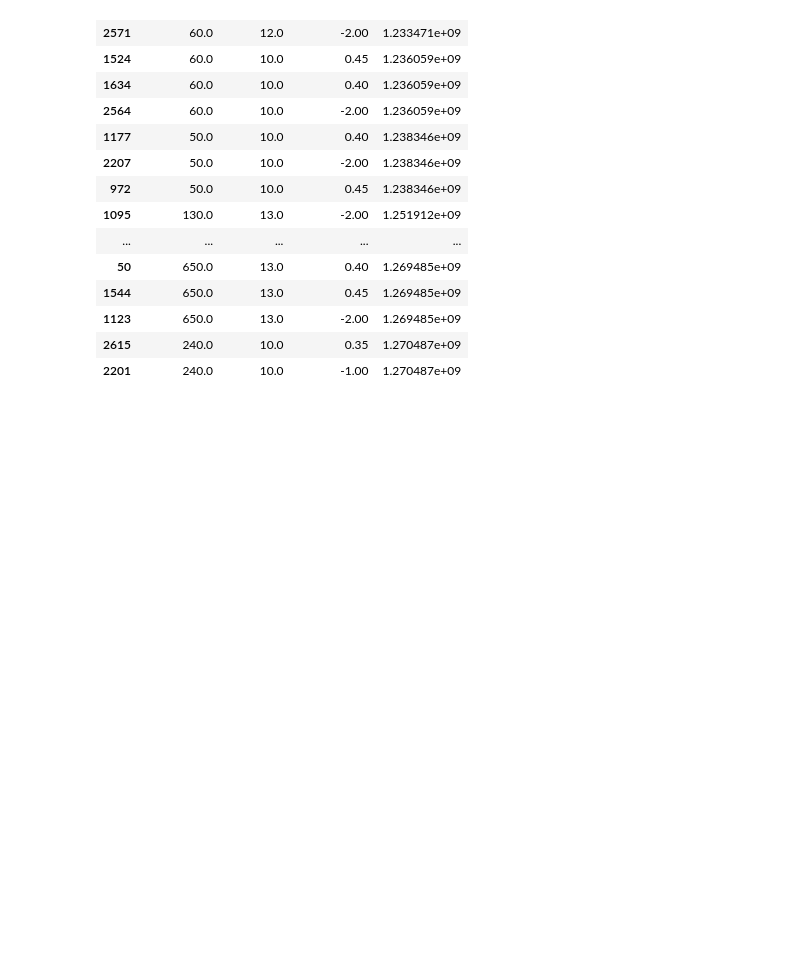
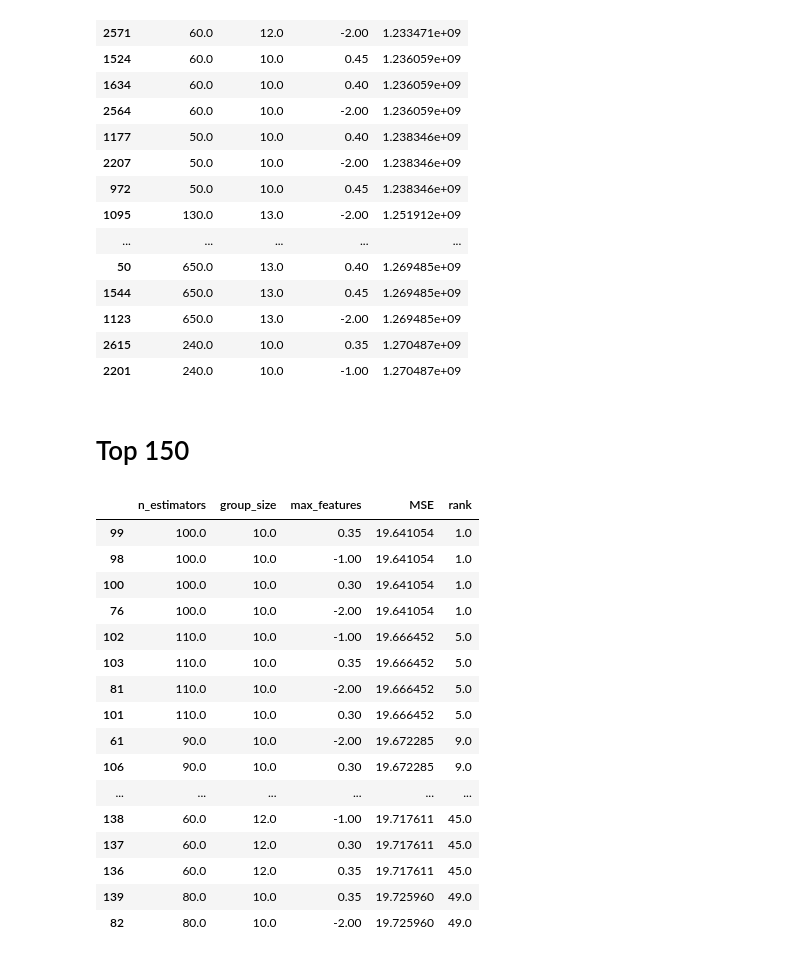
Before and after one commit to fedeegiorgi/proyecto-final, a Jupyter notebook: src/results_analysis/First_Split_Combiner.ipynb, the cells around one changed output. Saved outputs shown, nothing was run; the diff lists cells and outputs as text; code cells hidden in the pictures; blank space fills up the shorter version.

```diff
--- a/src/results_analysis/First_Split_Combiner.ipynb
+++ b/src/results_analysis/First_Split_Combiner.ipynb
@@ -125,3 +125,38 @@ concatenated_df['group_size'] = concatenated_df['group_size'].astype(int)
 
 # Save the concatenated DataFrame to a CSV file with specified float format for 'max_features'
 concatenated_df.to_csv('csvs/First_Splits_Combiner_Top_150.csv', index=False, float_format='%.2f', columns=['n_estimators', 'group_size', 'max_features'])
+# %% [markdown]
+# Top 150
+# %%
+file_path = '../resultados_top_150/Wind/Wind_First_Splits_Combiner_150.npy'
+data_wind = np.load(file_path)
+
+# Define column names
+columns = ['n_estimators', 'group_size', 'max_features', 'MSE']
+
+df_wind_150 = pd.DataFrame(data_wind, columns=columns)
+
+sorted_df_wind_150 = df_wind_150.sort_values(by='MSE', ascending=True)
+
+# Add rank column
+sorted_df_wind_150['rank'] = sorted_df_wind_150['MSE'].rank(method='min')
+
+sorted_df_wind_150[:50]
+# %% [output]
+|  | n_estimators | group_size | max_features | MSE | rank |
+| 99 | 100.0 | 10.0 | 0.35 | 19.641054 | 1.0 |
+| 98 | 100.0 | 10.0 | -1.00 | 19.641054 | 1.0 |
+| 100 | 100.0 | 10.0 | 0.30 | 19.641054 | 1.0 |
+| 76 | 100.0 | 10.0 | -2.00 | 19.641054 | 1.0 |
+| 102 | 110.0 | 10.0 | -1.00 | 19.666452 | 5.0 |
+| 103 | 110.0 | 10.0 | 0.35 | 19.666452 | 5.0 |
+| 81 | 110.0 | 10.0 | -2.00 | 19.666452 | 5.0 |
+| 101 | 110.0 | 10.0 | 0.30 | 19.666452 | 5.0 |
+| 61 | 90.0 | 10.0 | -2.00 | 19.672285 | 9.0 |
+| 106 | 90.0 | 10.0 | 0.30 | 19.672285 | 9.0 |
+| ... | ... | ... | ... | ... | ... |
+| 138 | 60.0 | 12.0 | -1.00 | 19.717611 | 45.0 |
+| 137 | 60.0 | 12.0 | 0.30 | 19.717611 | 45.0 |
+| 136 | 60.0 | 12.0 | 0.35 | 19.717611 | 45.0 |
+| 139 | 80.0 | 10.0 | 0.35 | 19.725960 | 49.0 |
+| 82 | 80.0 | 10.0 | -2.00 | 19.725960 | 49.0 |
```
Also changed, not shown: parts of 2 cells of this notebook, 4 other files.
